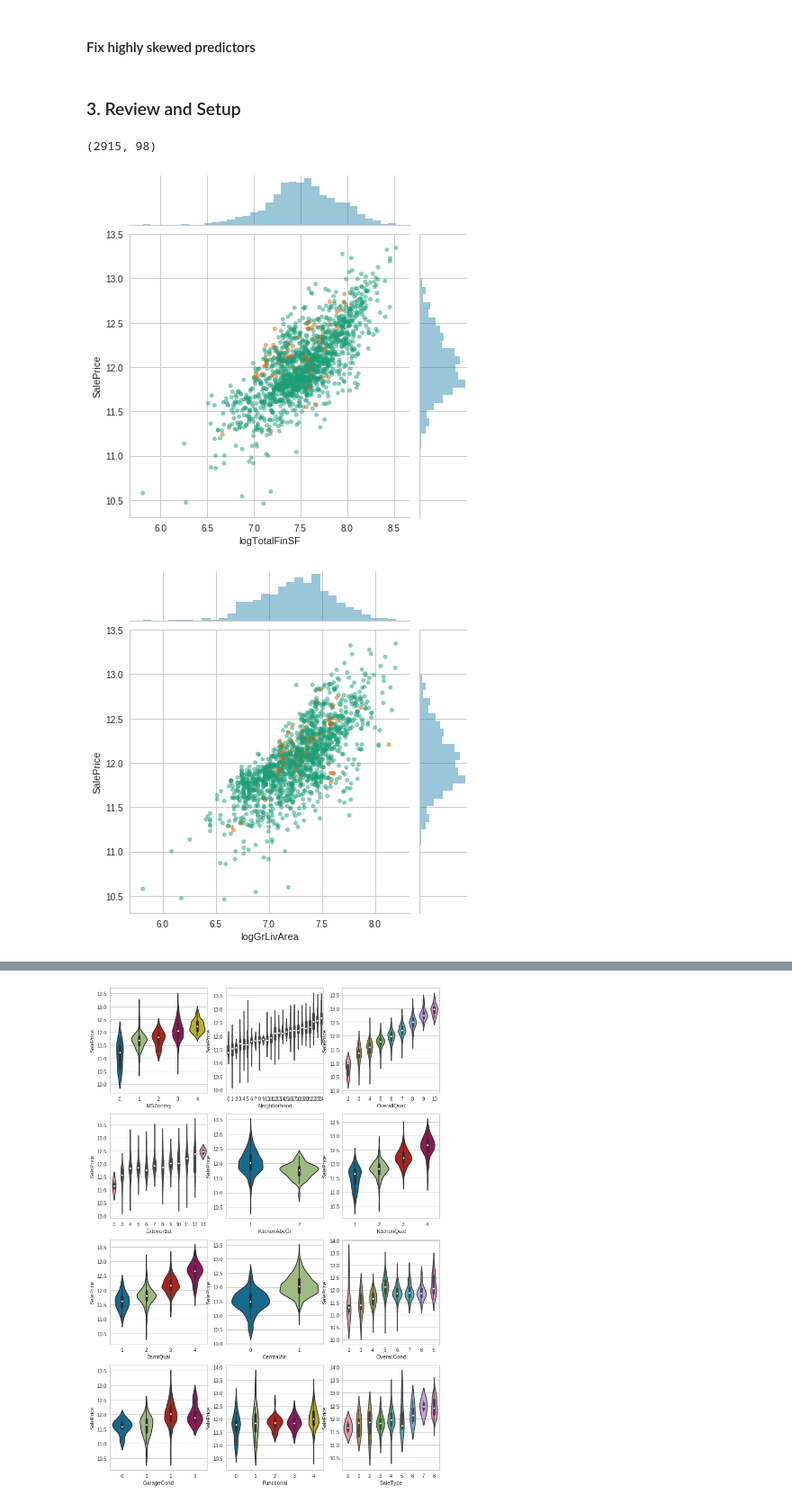
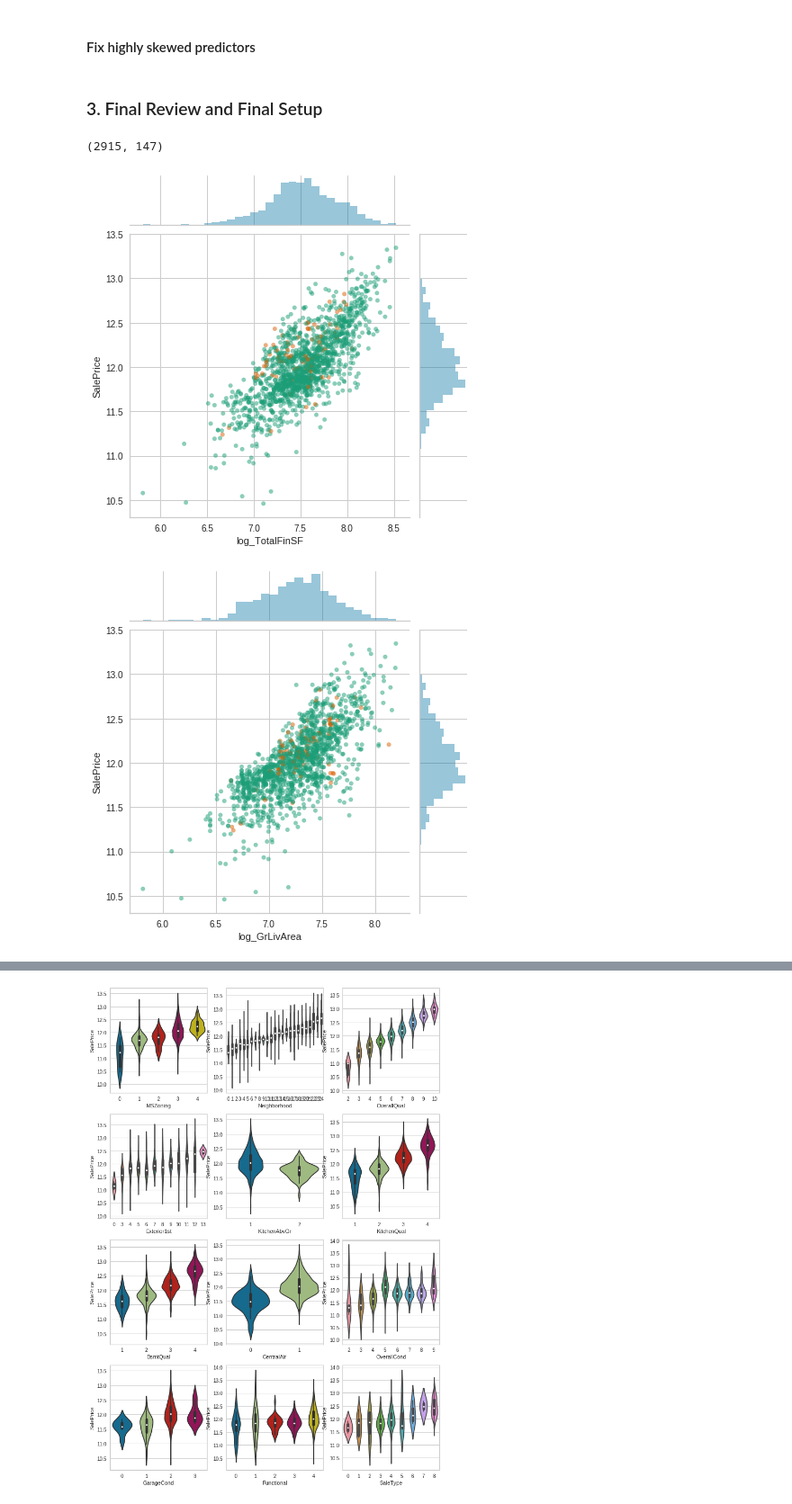
Before and after one commit to druce/iowa, a Jupyter notebook: iowa_colab.ipynb, the cells around one changed output, grey strips where cells are left out. Shown at 90% size. Cells and saved outputs as stored; diff of their text form; code cells hidden in the pictures.

```diff
--- a/iowa_colab.ipynb
+++ b/iowa_colab.ipynb
@@ -1250,6 +1275,8 @@ df.drop(columns=['BsmtHalfBath'], inplace=True)
 df['AvgBltRemod'] = (df['YearBuilt'] + df['YearRemodAdd']) / 2
 df['AvgBltRemod'] = 2010 - df['AvgBltRemod']
 df['YearBuilt'] = 2010 - df['YearBuilt']
+df['PreWarYearBuilt'] = df['YearBuilt'].apply(lambda x: 68-x if x < 68 else 0)
+df['RecentYearBuilt'] = df['YearBuilt'].apply(lambda x: 12-x if x < 12 else 0)
 df['YearRemodAdd'] = 2010 - df['YearRemodAdd']
 df['GarageYrBlt'] = 2010 - df['GarageYrBlt']
 
@@ -1366,10 +1433,9 @@ df.drop(columns=['YrSold'], inplace=True)
 # %%
-# we test variables below to see if log or square has higher correlation with response and transform accordingly
+# we test variables further below to see if log or square has higher correlation with response and transform accordingly
 
-transformsquare = ['BsmtUnfSF', '2ndFlrSF', 'BsmtFinSF', 'BsmtFinSF x BsmtQual']
+transform_square =['BsmtFinSF1', 'BsmtFinSF2', 'BsmtUnfSF', '2ndFlrSF', 'BsmtFinSF',
+                   'PreWarYearBuilt', 'Functional x OverallQual', 'BsmtFinSF x BsmtQual',
+                   'BsmtFinSF x BsmtBath',]
 
-for col in transformsquare:
-    print(col)
-    df[col] = df[col] ** 2
-    df.rename(columns={col : 'sq' + col}, inplace=True)
+df = mytransform(df, transform_square, lambda x: x **2, 'sq_', replace=False)
 # %% [output]
@@ -1400,16 +1470,0 @@ list(df.columns)
-# %%
-transformlog = ['LotArea', 'YearBuilt', 'GrLivArea', 'GarageYrBlt', 'TotalFinSF',
-                #'ExterCond' 'BsmtFinType2', 'BsmtExposure',
-                'LivAreaRatio', 'BedRatio', 'BathRatio', 'LotRatio',
-                #'OverallQualRatio','ExterQualRatio','BsmtQualRatio','GarageQualRatio',
-                'TotalSF x OverallQual',
-                'TotalSF x OverallCond',#'OverallQual x OverallCond',
-                'AvgBltRemod x OverallCond',
-                'AvgBltRemod x TotalFinSF',#'YearBuilt x OverallCond',
-                'OverallCond x AvgBltRemod',
-               ]
-
-for col in transformlog:
-    print(col)
-    df[col] = np.log1p(df[col])
-    df.rename(columns={col : 'log' + col}, inplace=True)
@@ -1453,7 +1493,7 @@ def unskew_features(features, high_skew=0.5):
 # doesn't seem to help, we already transformed with logs and squares
 # df = unskew_features(df)
 # %% [markdown]
-### 3. Review and Setup
+### 3. Final Review and Final Setup
 # %%
 # transform target to log target, expm1 at end
 df[response] = np.log1p(df[response])
@@ -1468,35 +1508,35 @@ dropcols = ['3SsnPorch',
             'BsmtFinSF1',
             'BsmtFinSF2',
             'LowQualFinSF',
-            'MiscVal',
-            'MiscFeature',
-            'PoolArea',
+#            'MiscVal',
+#            'MiscFeature',
+#            'PoolArea',
             'Street',
             'FireplaceQu',
-            'LandContour'
+#            'LandContour'
            ]
 
-df.drop(columns=dropcols, inplace=True)
+#df.drop(columns=dropcols, inplace=True)
 print(df.shape)
 # %% [output]
-(2915, 98)
+(2915, 147)
 # %%
 # few charts
 
 z = df.loc[~df[response].isna()]
 
 norm = matplotlib.colors.Normalize(vmin=0, vmax=21, clip=True)
 mapper = plt.cm.ScalarMappable(norm=norm, cmap=plt.cm.Dark2)
 colordict = {k: i for i, k in enumerate(z['MSZoning'].unique())}
 
-for var in ['logTotalFinSF','logGrLivArea','logYearBuilt','logTotalSF x OverallQual','logLotArea','sqBsmtFinSF',]:
+for var in ['log_TotalFinSF','log_GrLivArea','log_YearBuilt','log_TotalSF x OverallQual','log_LotArea','sq_BsmtFinSF',]:
     sns.jointplot(var,
                   response,
                   data=z,
                   alpha=0.5,
                   s=20,
                   joint_kws={"color": z['MSZoning'].apply(lambda x: matplotlib.colors.to_hex(mapper.to_rgba(colordict[x])))}
                  )
 # %% [output]
-[figure, old version]
+[figure, new version]
-[figure, old version]
+[figure, new version]
```
Also changed, not shown: parts of 99 cells of this notebook.
